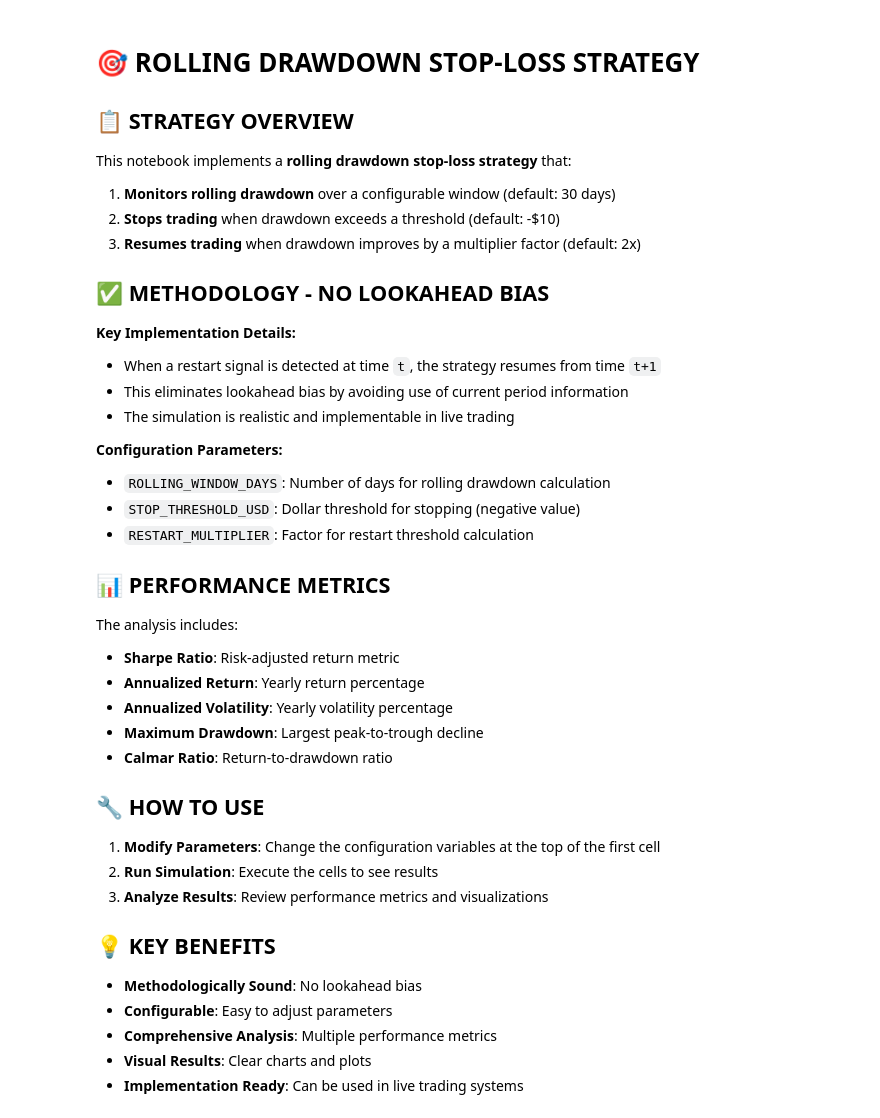
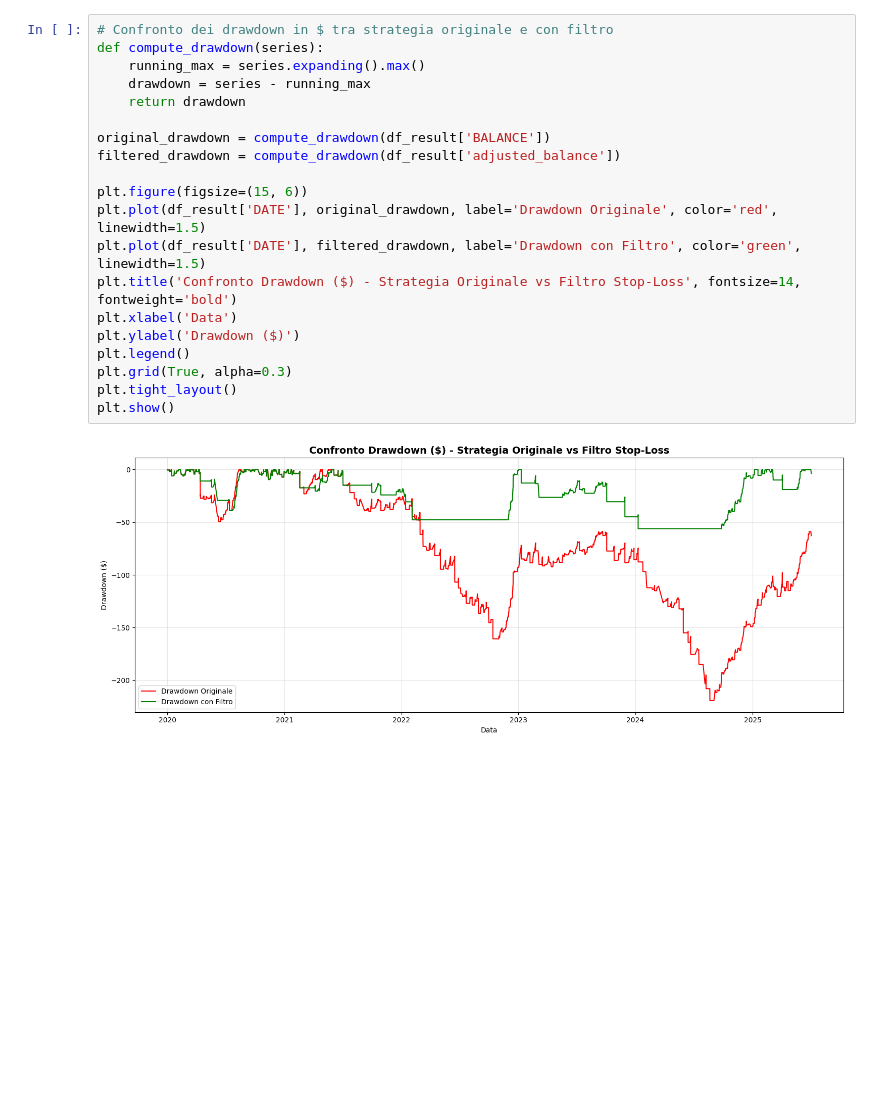
Before and after one commit to edoardoCame/bollingerBands, a Jupyter notebook: notebooks/drawdown filter/consecutive.ipynb, the cells around one changed output. Drawn from its saved outputs; the diff is of its cells as text; blank space fills up the shorter version.

```diff
--- a/notebooks/drawdown filter/consecutive.ipynb
+++ b/notebooks/drawdown filter/consecutive.ipynb
@@ -456,46 +456,23 @@ SUMMARY
 ================================================================================
-# %% [markdown]
-# 🎯 ROLLING DRAWDOWN STOP-LOSS STRATEGY
-
-## 📋 STRATEGY OVERVIEW
-
-This notebook implements a **rolling drawdown stop-loss strategy** that:
-
-1. **Monitors rolling drawdown** over a configurable window (default: 30 days)
-2. **Stops trading** when drawdown exceeds a threshold (default: -$10)
-3. **Resumes trading** when drawdown improves by a multiplier factor (default: 2x)
-
-## ✅ METHODOLOGY - NO LOOKAHEAD BIAS
-
-**Key Implementation Details:**
-- When a restart signal is detected at time `t`, the strategy resumes from time `t+1`
-- This eliminates lookahead bias by avoiding use of current period information
-- The simulation is realistic and implementable in live trading
-
-**Configuration Parameters:**
-- `ROLLING_WINDOW_DAYS`: Number of days for rolling drawdown calculation
-- `STOP_THRESHOLD_USD`: Dollar threshold for stopping (negative value)
-- `RESTART_MULTIPLIER`: Factor for restart threshold calculation
-
-## 📊 PERFORMANCE METRICS
-
-The analysis includes:
-- **Sharpe Ratio**: Risk-adjusted return metric
-- **Annualized Return**: Yearly return percentage
-- **Annualized Volatility**: Yearly volatility percentage
-- **Maximum Drawdown**: Largest peak-to-trough decline
-- **Calmar Ratio**: Return-to-drawdown ratio
-
-## 🔧 HOW TO USE
-
-1. **Modify Parameters**: Change the configuration variables at the top of the first cell
-2. **Run Simulation**: Execute the cells to see results
-3. **Analyze Results**: Review performance metrics and visualizations
-
-## 💡 KEY BENEFITS
-
-- **Methodologically Sound**: No lookahead bias
-- **Configurable**: Easy to adjust parameters
-- **Comprehensive Analysis**: Multiple performance metrics
-- **Visual Results**: Clear charts and plots
-- **Implementation Ready**: Can be used in live trading systems
+# %%
+# Confronto dei drawdown in $ tra strategia originale e con filtro
+def compute_drawdown(series):
+    running_max = series.expanding().max()
+    drawdown = series - running_max
+    return drawdown
+
+original_drawdown = compute_drawdown(df_result['BALANCE'])
+filtered_drawdown = compute_drawdown(df_result['adjusted_balance'])
+
+plt.figure(figsize=(15, 6))
+plt.plot(df_result['DATE'], original_drawdown, label='Drawdown Originale', color='red', linewidth=1.5)
+plt.plot(df_result['DATE'], filtered_drawdown, label='Drawdown con Filtro', color='green', linewidth=1.5)
+plt.title('Confronto Drawdown ($) - Strategia Originale vs Filtro Stop-Loss', fontsize=14, fontweight='bold')
+plt.xlabel('Data')
+plt.ylabel('Drawdown ($)')
+plt.legend()
+plt.grid(True, alpha=0.3)
+plt.tight_layout()
+plt.show()
+# %% [output]
+[figure, added]
```
Also changed, not shown: parts of 2 cells of this notebook, 8 other files.
